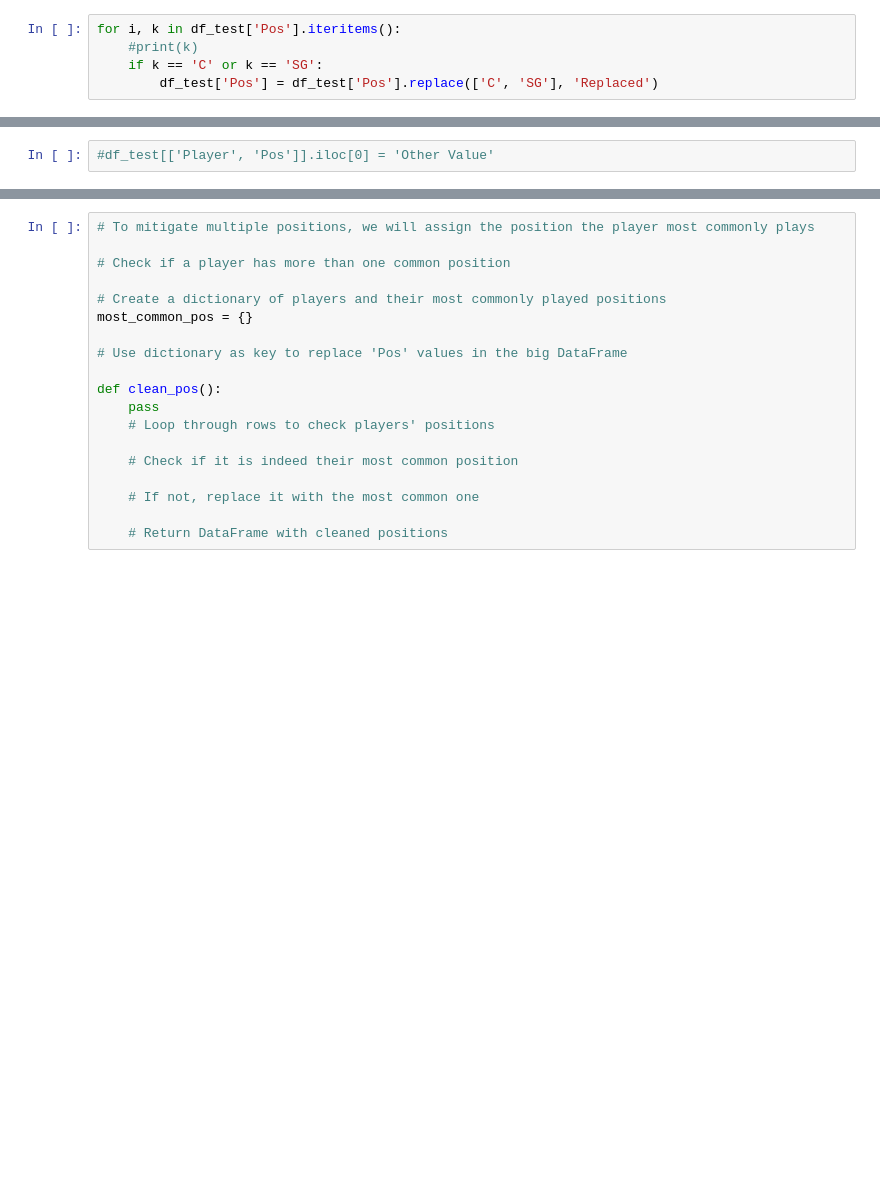
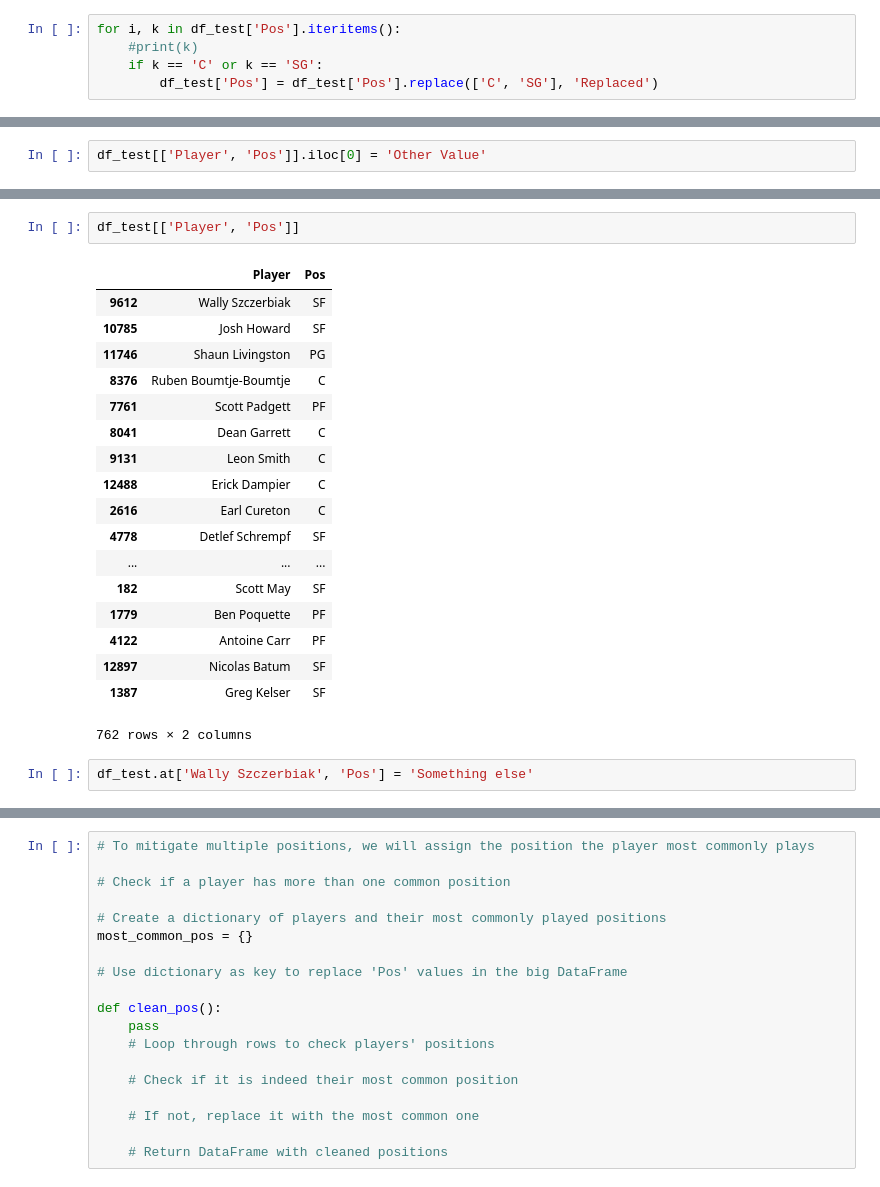
Before and after one commit to SpecCRA/nba_data_scrapers, a Jupyter notebook: bref_player_stats_scraper.ipynb, the cells around one changed output, grey strips where cells are left out. Saved outputs shown, nothing was run; the diff lists cells and outputs as text; blank space fills up the shorter version.

```diff
--- a/bref_player_stats_scraper.ipynb
+++ b/bref_player_stats_scraper.ipynb
@@ -412,2 +717,2 @@ df_test[['Player', 'Pos']].iloc[1]
 # %%
-#df_test[['Player', 'Pos']].iloc[0] = 'Other Value'
+df_test[['Player', 'Pos']].iloc[0] = 'Other Value'
@@ -414,2 +728,25 @@ df_test[['Player', 'Pos']].iloc[1]
+# %%
+df_test[['Player', 'Pos']]
+# %% [output]
+|  | Player | Pos |
+| 9612 | Wally Szczerbiak | SF |
+| 10785 | Josh Howard | SF |
+| 11746 | Shaun Livingston | PG |
+| 8376 | Ruben Boumtje-Boumtje | C |
+| 7761 | Scott Padgett | PF |
+| 8041 | Dean Garrett | C |
+| 9131 | Leon Smith | C |
+| 12488 | Erick Dampier | C |
+| 2616 | Earl Cureton | C |
+| 4778 | Detlef Schrempf | SF |
+| ... | ... | ... |
+| 182 | Scott May | SF |
+| 1779 | Ben Poquette | PF |
+| 4122 | Antoine Carr | PF |
+| 12897 | Nicolas Batum | SF |
+| 1387 | Greg Kelser | SF |
+762 rows × 2 columns
+# %%
+df_test.at['Wally Szczerbiak', 'Pos'] = 'Something else'
 # %%
 df_test
```
Also changed, not shown: parts of 37 cells of this notebook, 1 other file.
